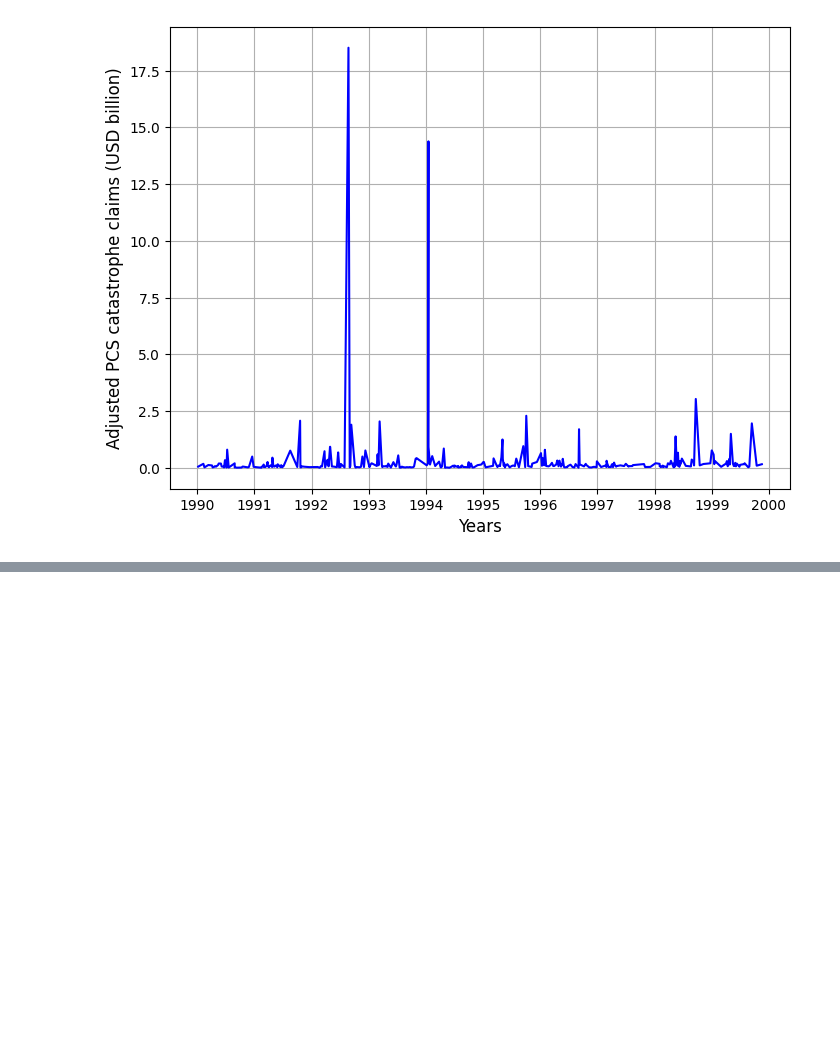
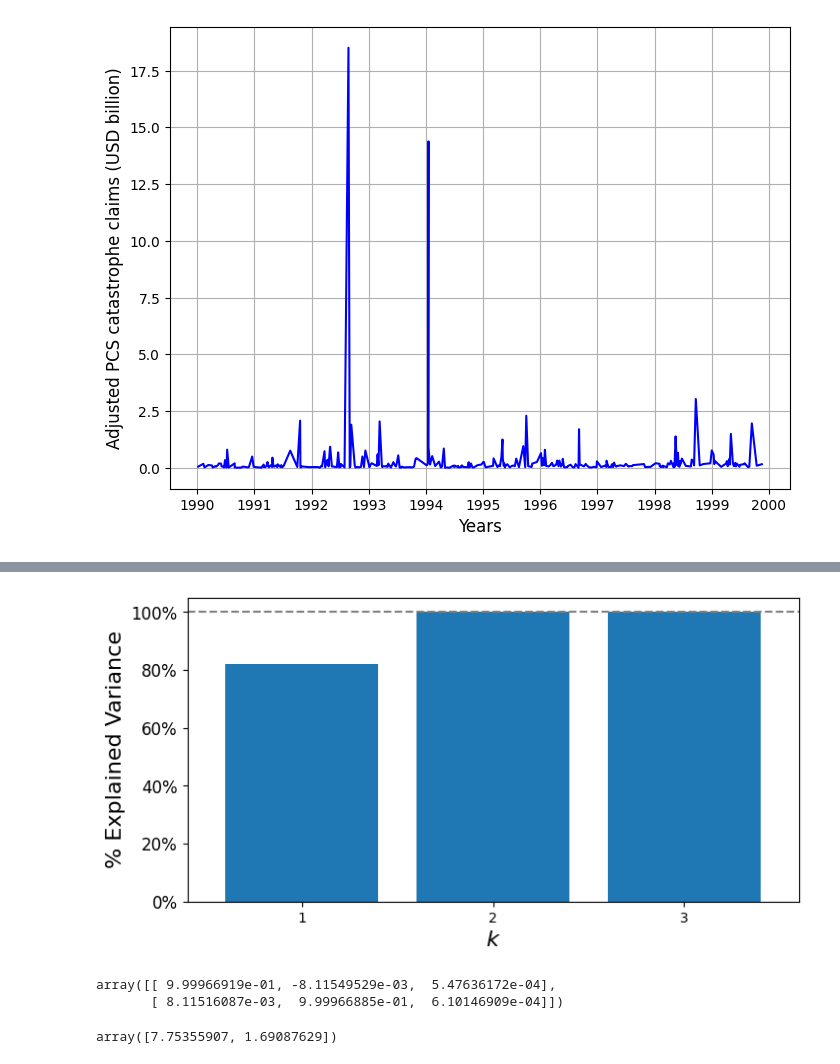
Before and after one commit to massey007/Code-Work, a Jupyter notebook: Code/Data Exploration.ipynb, the cells around one changed output, grey strips where cells are left out. Drawn from its saved outputs; the diff is of its cells as text; code cells hidden in the pictures; blank space fills up the shorter version.

```diff
--- a/Code/Data Exploration.ipynb
+++ b/Code/Data Exploration.ipynb
@@ -55,0 +82,2 @@ plt.show()
+# %%
+data[2] = data[2].values / 1e+09
@@ -55,0 +93,26 @@ plt.show()
+# %%
+# The function is designed to format and enhance the visual appearance of a plot that shows explained
+# variance along principal components (PCs) in PCA (Principal Component Analysis)
+
+
+def tidy_up_expl_var_plot(ax, close=True):
+    plt.gcf().set_size_inches(8,4)
+
+    ax.set_xticks(np.arange(0,pca.n_components_+1))
+    ax.set_xlim(0.4,pca.n_components_ + 0.6)
+    ax.set_yticklabels(["{:d}%".format(x) for x in np.arange(0,110,step=20)],
+                              fontsize=12)
+    ax.axhline(1, linestyle="--", color="grey")
+    ax.set_xlabel("$k$", fontsize=16)
+    ax.set_ylabel("% Explained Variance", fontsize=16);
+# %%
+food_proc = StandardScaler(with_std=False).fit_transform(data.iloc[:, 1:4])
+pca = PCA()
+food_pca = pca.fit(food_proc)
+expl_var_pct = np.cumsum(food_pca.explained_variance_ratio_)
+
+
+plt.bar(np.arange(pca.n_components_)+1, expl_var_pct)
+tidy_up_expl_var_plot(plt.gca())
+# %% [output]
+[figure, added]
@@ -55,0 +126,10 @@ plt.show()
+# %%
+pca.components_
+# %% [output]
+array([[ 9.99966919e-01, -8.11549529e-03,  5.47636172e-04],
+       [ 8.11516087e-03,  9.99966885e-01,  6.10146909e-04]])
+# %%
+# Check out the eigen values that correspond to each eiegn vector
+pca.explained_variance_
+# %% [output]
+array([7.75355907, 1.69087629])
```
Also changed, not shown: parts of 9 cells of this notebook.
